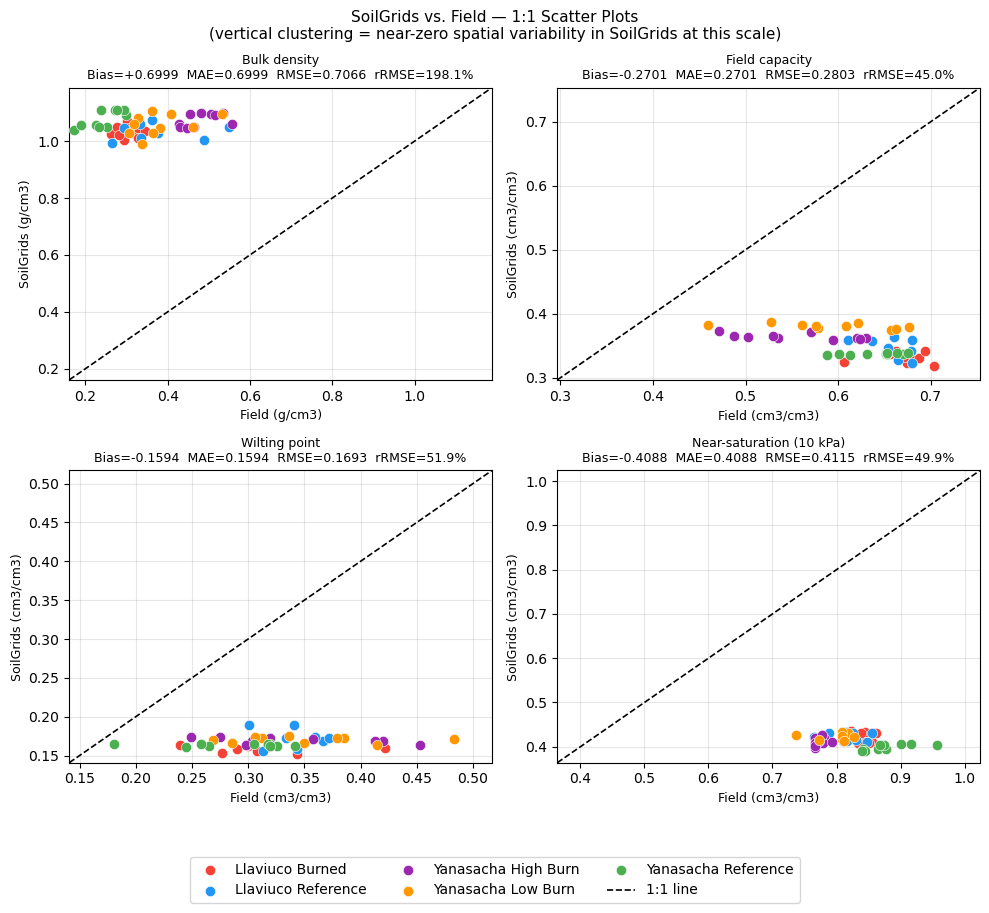
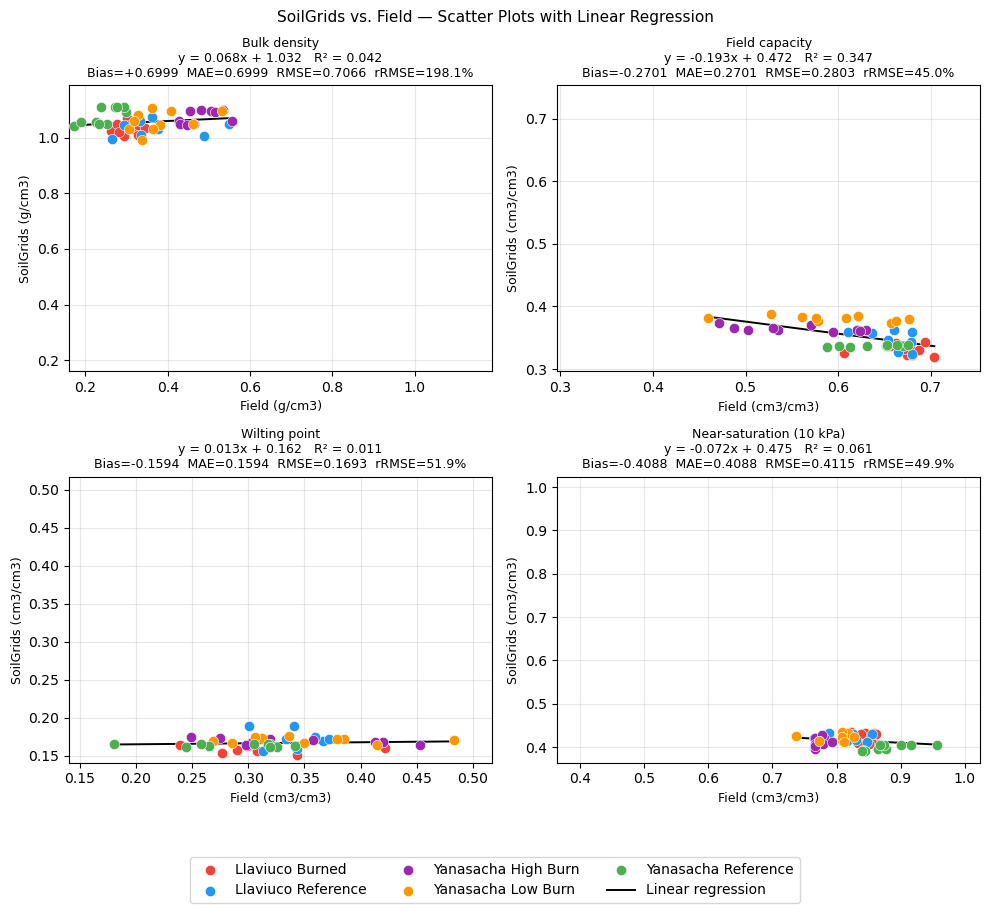
The change to this notebook cell's code, shown as a diff; its figure went from the first image to the second:
--- before
+++ after
@@ -1,7 +1,35 @@
-# Scatter plots with 1:1 line
+# Scatter plots with linear regression line
+if 'combined' not in globals():
+    combined = load_combined()
+
+metrics_list_plot = []
+for label, field_col, sg_col, unit in PARAM_PAIRS:
+    df_metric = combined[[field_col, sg_col]].dropna()
+    n = len(df_metric)
+    if n < 2:
+        continue
+
+    error = df_metric[sg_col].values - df_metric[field_col].values
+    bias = float(np.mean(error))
+    mae = float(np.mean(np.abs(error)))
+    rmse = float(np.sqrt(np.mean(error ** 2)))
+    rrmse = rmse / np.mean(df_metric[field_col].values) * 100
+
+    metrics_list_plot.append({
+        'label': label,
+        'unit': unit,
+        'n': n,
+        'bias': bias,
+        'mae': mae,
+        'rmse': rmse,
+        'rrmse': rrmse,
+        'field_col': field_col,
+        'sg_col': sg_col,
+    })
+
 fig, axes = plt.subplots(2, 2, figsize=(10, 9))
 axes = axes.flatten()
 
-for ax, metric in zip(axes, metrics_list):
+for ax, metric in zip(axes, metrics_list_plot):
     df_plot = combined[[metric['field_col'], metric['sg_col'], 'group']].dropna()
 
@@ -18,7 +46,14 @@
         )
 
+    x = df_plot[metric['field_col']].to_numpy()
+    y = df_plot[metric['sg_col']].to_numpy()
+    slope, intercept, r_value, p_value, std_err = stats.linregress(x, y)
+
+    x_line = np.linspace(x.min(), x.max(), 200)
+    y_line = intercept + slope * x_line
+    ax.plot(x_line, y_line, color='black', lw=1.4, label='Linear regression', zorder=2)
+
     all_values = pd.concat([df_plot[metric['field_col']], df_plot[metric['sg_col']]])
     limits = [all_values.min() * 0.93, all_values.max() * 1.07]
-    ax.plot(limits, limits, 'k--', lw=1.2, label='1:1 line', zorder=2)
     ax.set_xlim(limits)
     ax.set_ylim(limits)
@@ -29,8 +64,12 @@
     ax.set_title(
         f"{metric['label']}\n"
+        f"y = {slope:.3f}x + {intercept:.3f}   R² = {r_value**2:.3f}\n"
         f"Bias={sign}{metric['bias']:.4f}  MAE={metric['mae']:.4f}  RMSE={metric['rmse']:.4f}  rRMSE={metric['rrmse']:.1f}%",
         fontsize=9,
     )
     ax.grid(True, alpha=0.3)
+
+for ax in axes[len(metrics_list_plot):]:
+    ax.set_visible(False)
 
 handles, labels = axes[0].get_legend_handles_labels()
@@ -46,8 +85,8 @@
 
 fig.suptitle(
-    'SoilGrids vs. Field — 1:1 Scatter Plots\n(vertical clustering = near-zero spatial variability in SoilGrids at this scale)',
+    'SoilGrids vs. Field — Scatter Plots with Linear Regression',
     fontsize=11,
  )
 plt.tight_layout(rect=[0, 0.08, 1, 1])
-save_figure(fig, 'results_vwc_scatter_field_vs_soilgrids.png')
+save_figure(fig, 'results_vwc_scatter_field_vs_soilgrids_regression.png')
 plt.show()

Commit: Updated linear regression